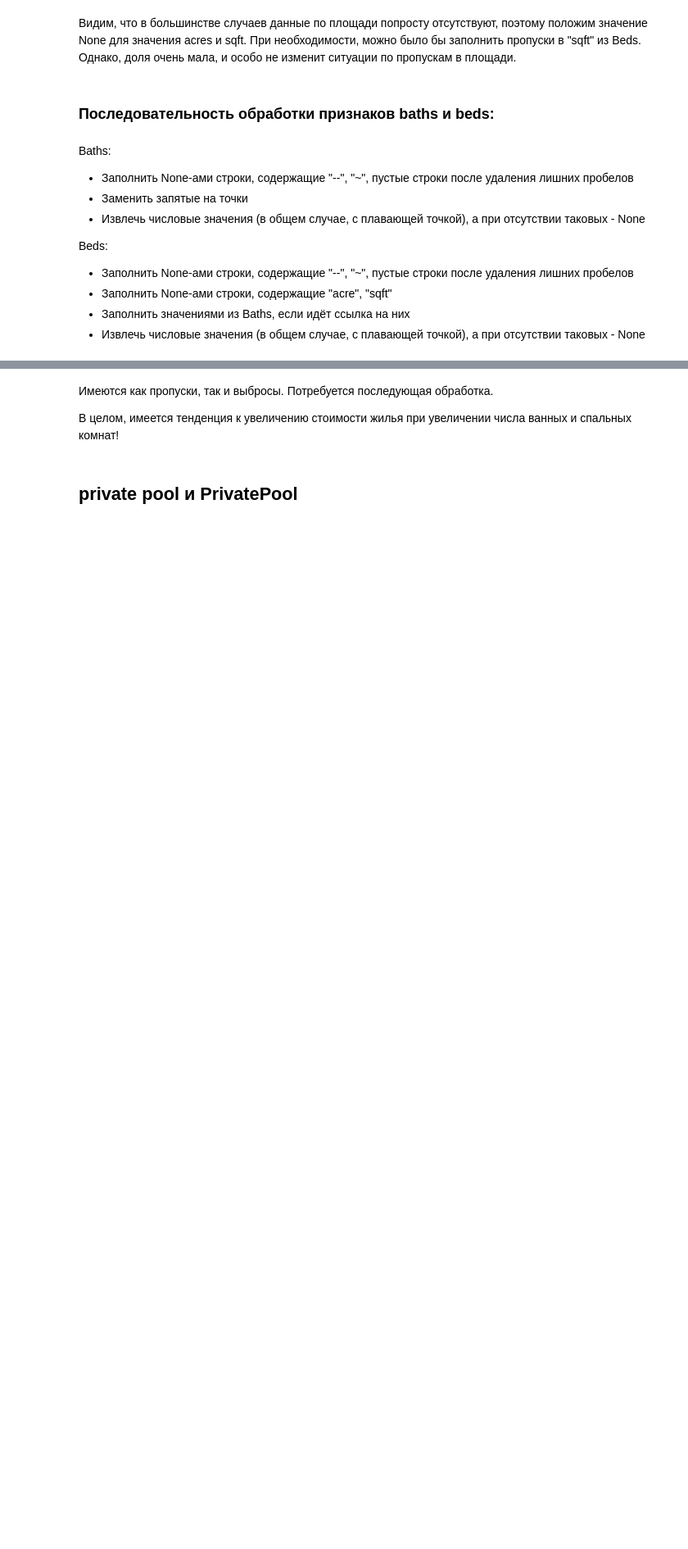
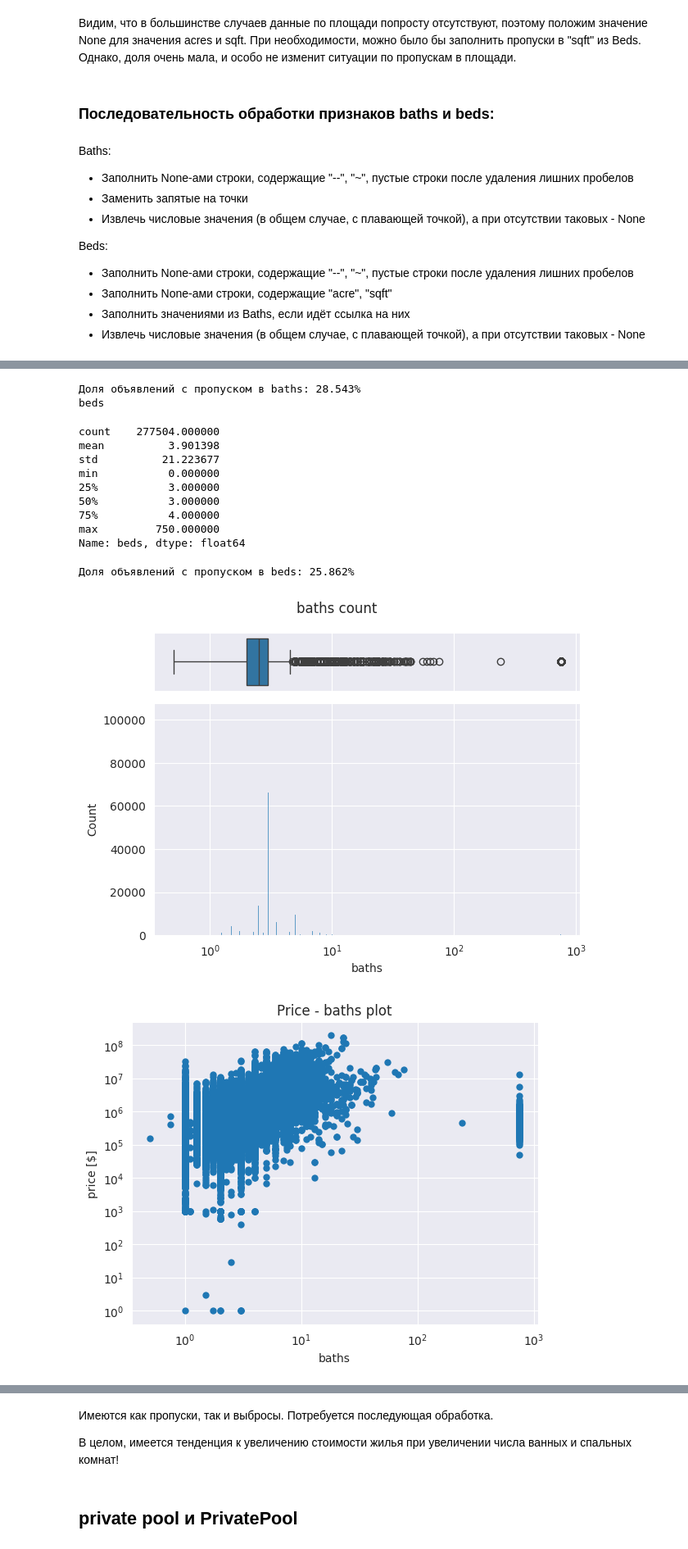
Before and after one commit to mvulf/housing_cost, a Jupyter notebook: notebooks/1.0-mv-data-understanding.ipynb, the cells around one changed output, grey strips where cells are left out. Shown at 82% size. Drawn from its saved outputs; the diff is of its cells as text; code cells hidden in the pictures; blank space fills up the shorter version.

```diff
--- a/notebooks/1.0-mv-data-understanding.ipynb
+++ b/notebooks/1.0-mv-data-understanding.ipynb
@@ -1009,0 +909,15 @@ Name: beds, dtype: float64
+# %%
+df['baths'] = build_features.get_numerical_feature(
+    df['baths'],
+    to_none=('--', '~', ''),
+    to_replace=((',', '.'),)
+)
+df = build_features.get_df_beds_from_baths(df)
+
+df['beds'] = build_features.get_numerical_feature(
+    df['beds'],
+    to_none=('--', '~', '', 'sqft', 'acre'),
+)
+
+visualize.plot_numerical_stats(df, ('baths', 'beds'))
+# %% [output]
@@ -1009,0 +934,14 @@ Name: beds, dtype: float64
+Доля объявлений с пропуском в baths: 28.543%
+beds
+count    277504.000000
+mean          3.901398
+std          21.223677
+min           0.000000
+25%           3.000000
+50%           3.000000
+75%           4.000000
+max         750.000000
+Name: beds, dtype: float64
+Доля объявлений с пропуском в beds: 25.862%
+[figure, added]
+[figure, added]
```
Also changed, not shown: parts of 21 cells of this notebook, 8 other files.
